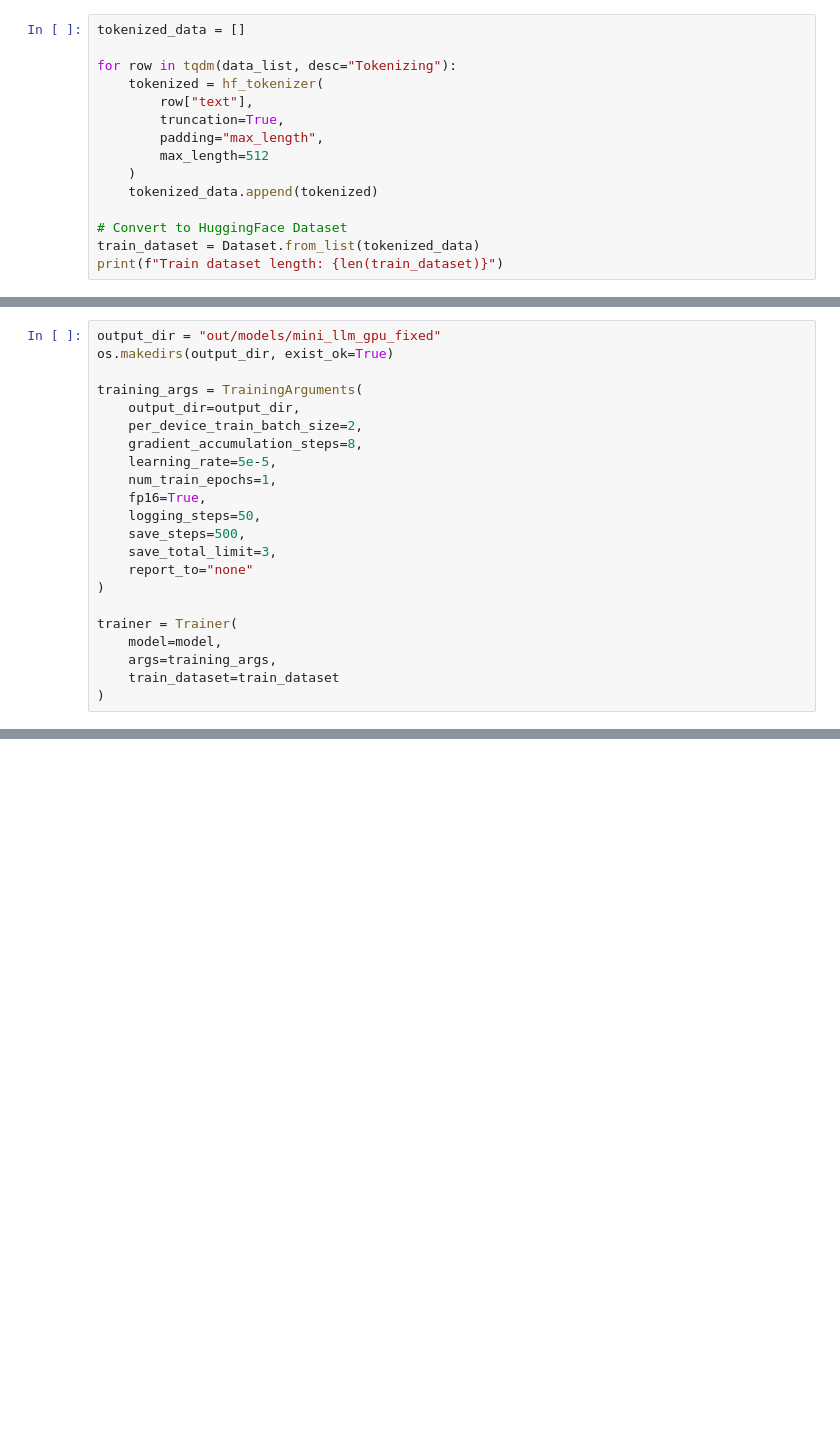
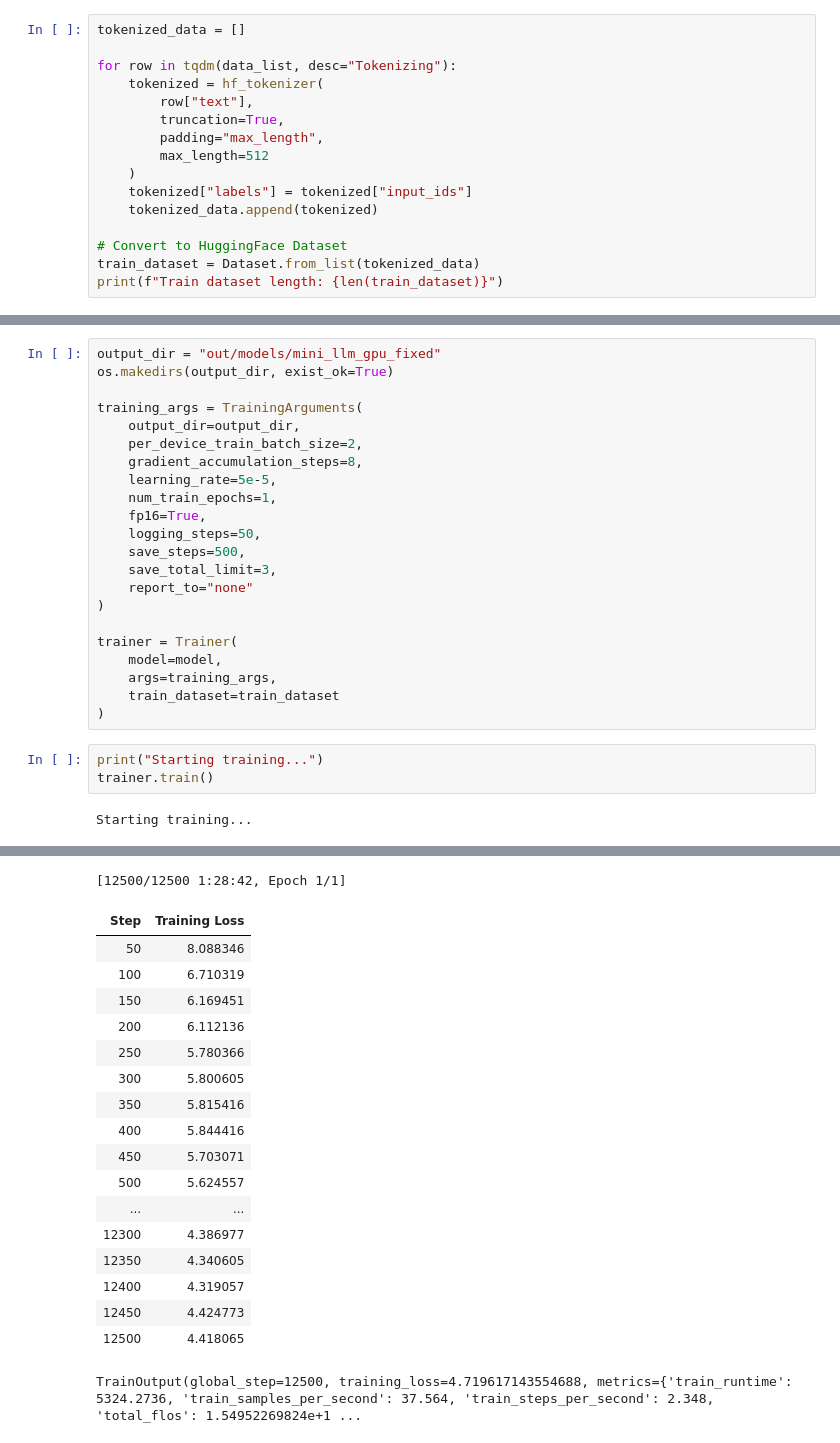
Before and after one commit to heyisula/infosage-13b, a Jupyter notebook: train.ipynb, the cells around one changed output, grey strips where cells are left out. Cells and saved outputs as stored; diff of their text form; blank space fills up the shorter version.

Commit message:
feat: train mini-llm on 200k fineweb-edu samples and add chat utility

```diff
--- a/train.ipynb
+++ b/train.ipynb
@@ -68,6 +67,7 @@ for row in tqdm(data_list, desc="Tokenizing"):
         padding="max_length",
         max_length=512
     )
+    tokenized["labels"] = tokenized["input_ids"]
     tokenized_data.append(tokenized)
 
 # Convert to HuggingFace Dataset
@@ -108,3 +108,8 @@ trainer = Trainer(
     args=training_args,
     train_dataset=train_dataset
 )
+# %%
+print("Starting training...")
+trainer.train()
+# %% [output]
+Starting training...
@@ -110,0 +117,19 @@ trainer = Trainer(
+[12500/12500 1:28:42, Epoch 1/1]
+| Step | Training Loss |
+| 50 | 8.088346 |
+| 100 | 6.710319 |
+| 150 | 6.169451 |
+| 200 | 6.112136 |
+| 250 | 5.780366 |
+| 300 | 5.800605 |
+| 350 | 5.815416 |
+| 400 | 5.844416 |
+| 450 | 5.703071 |
+| 500 | 5.624557 |
+| ... | ... |
+| 12300 | 4.386977 |
+| 12350 | 4.340605 |
+| 12400 | 4.319057 |
+| 12450 | 4.424773 |
+| 12500 | 4.418065 |
+TrainOutput(global_step=12500, training_loss=4.719617143554688, metrics={'train_runtime': 5324.2736, 'train_samples_per_second': 37.564, 'train_steps_per_second': 2.348, 'total_flos': 1.54952269824e+1 ...
```
Also changed, not shown: parts of 3 cells of this notebook, 2 other files.
